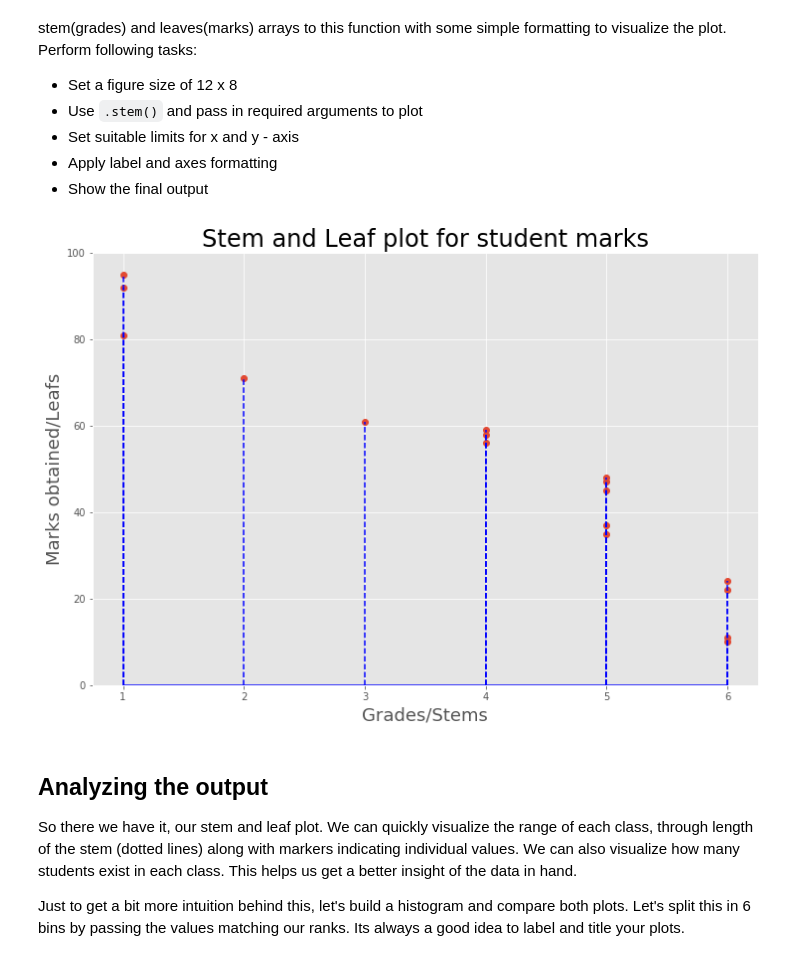
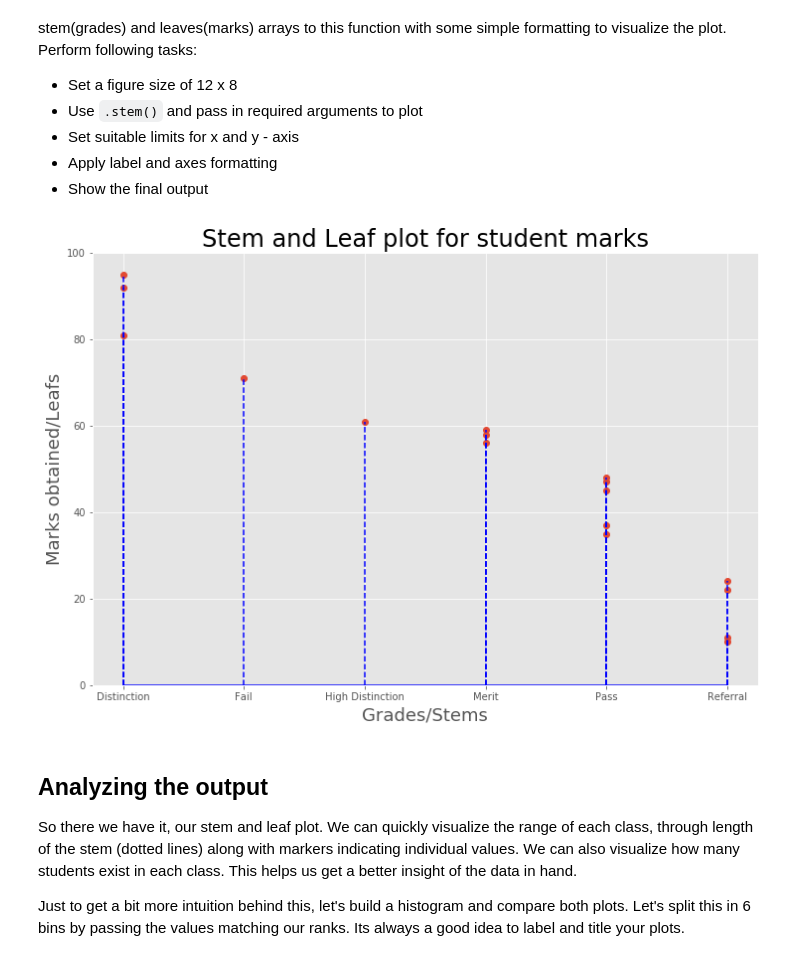
Before and after one commit to rvent/dsc-0-09-05-statistical-distribution-stemleaf-plot-lab-nyc-ds-career-012819, a Jupyter notebook: index.ipynb, the cells around one changed output. Drawn from its saved outputs; the diff is of its cells as text; code cells hidden in the pictures.

```diff
--- a/index.ipynb
+++ b/index.ipynb
@@ -122,15 +122,15 @@ And [here is the official documentation](https://matplotlib.org/api/_as_gen/matp
 # %%
 # Create a stem and leaf plot with above data
 plt.figure(figsize=(12, 8))
 plt.stem(stems, marks, linefmt='b--', basefmt="b")
-#plt.xticks(np.unique(np.array(stems)),(np.unique(np.array(stems_2))))
+plt.xticks(np.unique(np.array(stems)),(np.unique(np.array(stems_2))))
 plt.ylim([0, 100])
 plt.xlabel("Grades/Stems", fontsize=18)
 plt.ylabel('Marks obtained/Leafs', fontsize=18)
 plt.title('Stem and Leaf plot for student marks', fontsize=24)
 plt.show()
 # %% [output]
-[figure, old version]
+[figure, new version]
 # %% [markdown]
 ## Analyzing the output
 So there we have it, our stem and leaf plot. We can quickly visualize the range of each class, through length of the stem (dotted lines) along with markers indicating individual values. We can also visualize how many students exist in each class. This helps us get a better insight of the data in hand.
```
